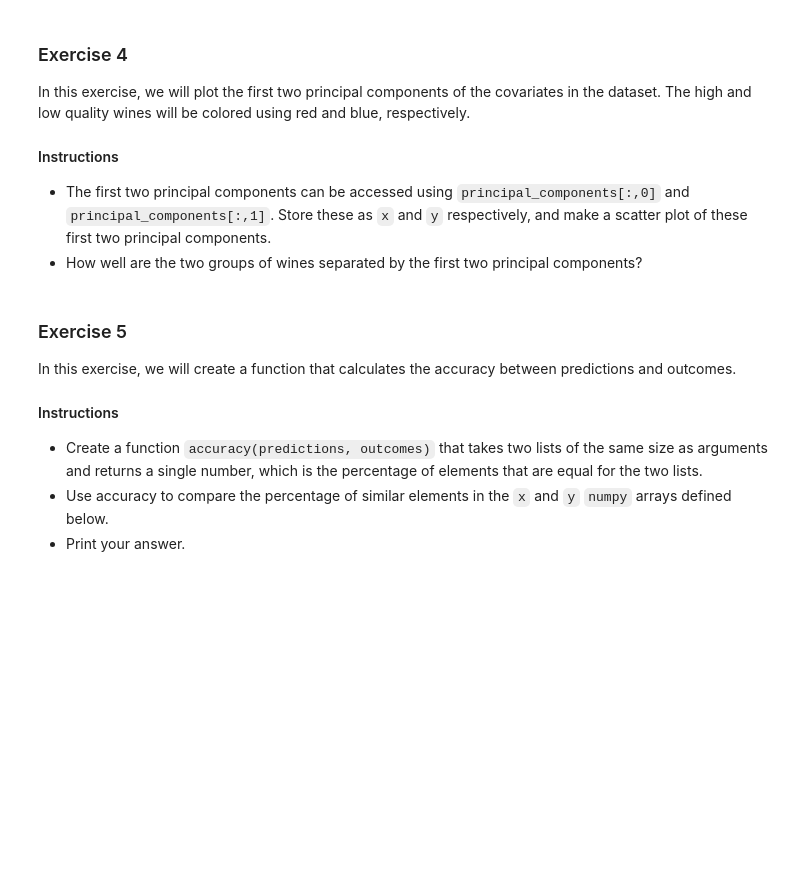
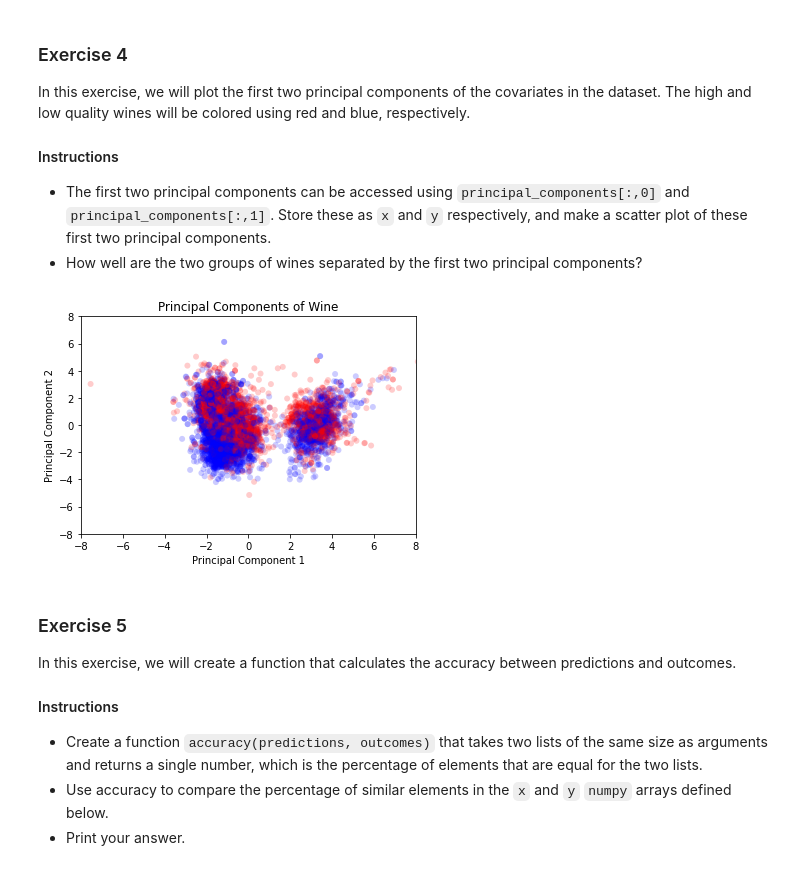
Before and after one commit to bpnmadhukumar/edx-python-for-research, a Jupyter notebook: week3/HW3-3.ipynb, the cells around one changed output. Drawn from its saved outputs; the diff is of its cells as text; code cells hidden in the pictures; blank space fills up the shorter version.

```diff
--- a/week3/HW3-3.ipynb
+++ b/week3/HW3-3.ipynb
@@ -36,0 +33,4 @@ import pandas as pd
+# %%
+import pandas as pd
+data = pd.read_csv("./wine.csv")
+print(np.count_nonzero(data.head()["high_quality"] == 1))
@@ -50,0 +51,14 @@ Next, we will inspect the dataset and perform some mild data cleaning.
+# %%
+numeric_data = pd.DataFrame(data)
+
+# Add is_red column
+is_red_list = []
+for _, row in numeric_data.iterrows():
+    is_red_list.append(1 if row["color"] == "red" else 0)
+numeric_data = numeric_data.assign(is_red = is_red_list)
+
+# Drop color, quality, high_quality columns
+numeric_data = numeric_data.drop(["color", "quality", "high_quality"], axis=1)
+
+# numeric_data.groupby('is_red').count()
+print(np.count_nonzero(numeric_data["is_red"] == 1))
@@ -61,10 +77,13 @@ We want to ensure that each variable contributes equally to the kNN classifier,
 - Use the `fit_transform()` function to extract the first two principal components from the data, and store them as `principal_components`.
 - *Note*: You may get a `DataConversionWarning`, but you can safely ignore it
 # %%
-import sklearn.preprocessing
-scaled_data =
-numeric_data =
+import sklearn.preprocessing as skl_pp
+scaled_data = skl_pp.scale(numeric_data)
+numeric_data = pd.DataFrame(scaled_data, columns=numeric_data.columns)
 
-import sklearn.decomposition
-pca =
-principal_components =
+import sklearn.decomposition as skl_de
+pca = skl_de.PCA()
+principal_components = pca.fit_transform(numeric_data)
+
+print(scaled_data.shape)
+print(numeric_data.shape)
@@ -79,18 +101,20 @@ In this exercise, we will plot the first two principal components of the covaria
 # %%
 import matplotlib.pyplot as plt
 from matplotlib.colors import ListedColormap
 from matplotlib.backends.backend_pdf import PdfPages
 observation_colormap = ListedColormap(['red', 'blue'])
-x = # Enter your code here!
-y = # Enter your code here!
+x = principal_components[:,0]
+y = principal_components[:,1]
 
 plt.title("Principal Components of Wine")
 plt.scatter(x, y, alpha = 0.2,
     c = data['high_quality'], cmap = observation_colormap, edgecolors = 'none')
 plt.xlim(-8, 8); plt.ylim(-8, 8)
 plt.xlabel("Principal Component 1")
 plt.ylabel("Principal Component 2")
 plt.show()
+# %% [output]
+[figure, added]
 # %% [markdown]
 ### Exercise 5
 
```
Also changed, not shown: parts of 12 cells of this notebook, 2 other files.
